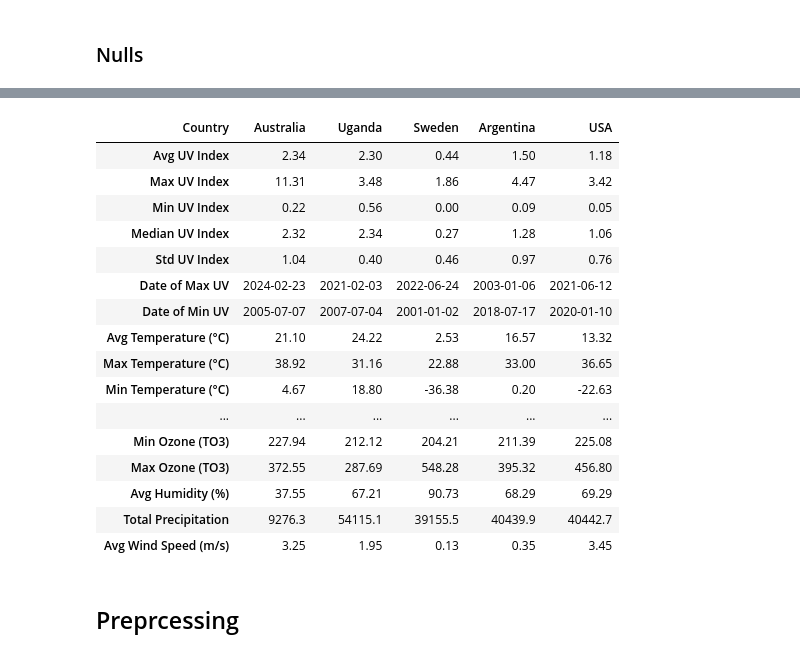
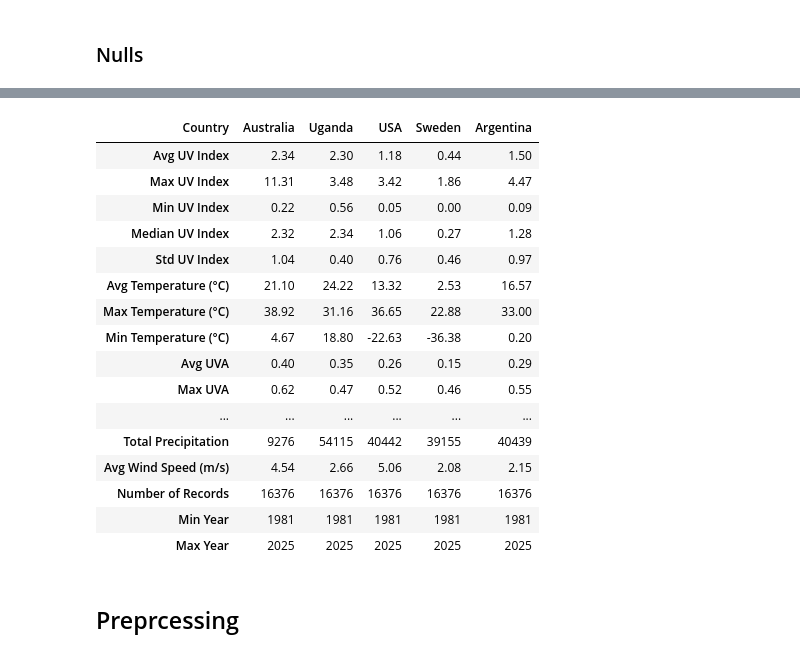
Before and after one commit to mohaneddz/Project-UV, a Jupyter notebook: countries-uv.ipynb, the cells around one changed output, grey strips where cells are left out. Saved outputs shown, nothing was run; the diff lists cells and outputs as text; code cells hidden in the pictures.

```diff
--- a/countries-uv.ipynb
+++ b/countries-uv.ipynb
@@ -7,11 +14,29 @@
 # %% [markdown]
 ## Data
+# %%
+# Load cancer datasets for each country : australia, uganda, usa, sweden, argentina
+
+df_cancer_countries = {
+    'Australia': pd.read_csv('data/countries/cancer/Australia.csv'),
+    'Uganda': pd.read_csv('data/countries/cancer/Uganda.csv'),
+    'USA': pd.read_csv('data/countries/cancer/USA.csv'),
+    'Sweden': pd.read_csv('data/countries/cancer/Sweden.csv'),
+    'Argentina': pd.read_csv('data/countries/cancer/Argentina.csv')
+}
+
+df_uv_countries = {
+    'Australia': pd.read_csv('data/countries/uv/Australia.csv'),
+    'Uganda': pd.read_csv('data/countries/uv/Uganda.csv'),
+    'USA': pd.read_csv('data/countries/uv/USA.csv'),
+    'Sweden': pd.read_csv('data/countries/uv/Sweden.csv'),
+    'Argentina': pd.read_csv('data/countries/uv/Argentina.csv')
+}
 # %% [markdown]
 # EDA
 # %% [markdown]
 ### Nulls
 # %%
-for country, df in df_cancer_coutnries.items():
+for country, df in df_cancer_countries.items():
     print(f"Nulls in {country}:")
     print(df.isnull().sum())
     print()
@@ -34,57 +59,92 @@ Cumulative risk    0
 Total              0
 dtype: int64
 # %%
+# Create statistics for UV datasets
+stats_data_uv = []
+for country, df in df_uv_countries.items():
+    stats = {
+        'Country': country,
+        'Avg UV Index': df['ALLSKY_SFC_UV_INDEX'].mean(),
+        'Max UV Index': df['ALLSKY_SFC_UV_INDEX'].max(),
+        'Min UV Index': df['ALLSKY_SFC_UV_INDEX'].min(),
+        'Median UV Index': df['ALLSKY_SFC_UV_INDEX'].median(),
+        'Std UV Index': df['ALLSKY_SFC_UV_INDEX'].std(),
+        'Avg Temperature (°C)': df['T2M'].mean(),
+        'Max Temperature (°C)': df['T2M'].max(),
+        'Min Temperature (°C)': df['T2M'].min(),
+        'Avg UVA': df['ALLSKY_SFC_UVA'].mean(),
+        'Max UVA': df['ALLSKY_SFC_UVA'].max(),
+        'Avg UVB': df['ALLSKY_SFC_UVB'].mean(),
+        'Max UVB': df['ALLSKY_SFC_UVB'].max(),
+        'Avg Solar Radiation': df['ALLSKY_SFC_SW_DWN'].mean(),
+        'Max Solar Radiation': df['ALLSKY_SFC_SW_DWN'].max(),
+        'Avg Ozone (TO3)': df['TO3'].mean(),
+        'Min Ozone (TO3)': df['TO3'].min(),
+        'Max Ozone (TO3)': df['TO3'].max(),
+        'Avg Humidity (%)': df['RH2M'].mean(),
+        'Total Precipitation': df['PRECTOTCORR'].sum(),
+        'Avg Wind Speed (m/s)': df['WS10M'].mean(),
+        'Number of Records': len(df),
+        'Min Year': pd.to_datetime(df['Date']).dt.year.min(),
+        'Max Year': pd.to_datetime(df['Date']).dt.year.max()
+    }
+    stats_data_uv.append(stats)
+
+df_uv_stats = pd.DataFrame(stats_data_uv).set_index('Country').T
+
 # Create a more visually appealing statistics table
 df_uv_stats_formatted = df_uv_stats.copy()
 
 # Round numeric values for better readability
 numeric_rows = ['Avg UV Index', 'Max UV Index', 'Min UV Index', 'Median UV Index',
                 'Std UV Index', 'Avg Temperature (°C)', 'Max Temperature (°C)',
                 'Min Temperature (°C)', 'Avg UVA', 'Max UVA', 'Avg UVB', 'Max UVB',
                 'Avg Solar Radiation', 'Max Solar Radiation', 'Avg Ozone (TO3)',
                 'Min Ozone (TO3)', 'Max Ozone (TO3)', 'Avg Humidity (%)',
-                'Total Precipitation', 'Avg Wind Speed (m/s)']
+                'Total Precipitation', 'Avg Wind Speed (m/s)', 'Number of Records',
+                'Min Year', 'Max Year']
 
 for row in numeric_rows:
-    df_uv_stats_formatted.loc[row] = df_uv_stats_formatted.loc[row].apply(
-        lambda x: f"{float(x):.2f}" if row != 'Total Precipitation' else f"{float(x):.1f}"
-    )
+    if row in ['Total Precipitation', 'Number of Records', 'Min Year', 'Max Year']:
+        df_uv_stats_formatted.loc[row] = df_uv_stats_formatted.loc[row].apply(lambda x: f"{int(x)}")
+    else:
+        df_uv_stats_formatted.loc[row] = df_uv_stats_formatted.loc[row].apply(lambda x: f"{float(x):.2f}")
 
 # Style the dataframe
 styled_table = df_uv_stats_formatted.style.set_properties(**{
     'text-align': 'center',
     'font-size': '11pt',
     'border-color': 'black',
     'border-width': '1px',
     'border-style': 'solid'
 }).set_table_styles([
     {'selector': 'th', 'props': [('background-color', "#2F4330"),
                                   ('color', 'white'),
                                   ('font-weight', 'bold'),
                                   ('text-align', 'center')]},
     {'selector': 'td', 'props': [('padding', '8px')]},
     {'selector': 'tr:hover', 'props': [('background-color', '#f5f5f5')]}
 ])
 
 display(styled_table)
 # %% [output]
-| Country | Australia | Uganda | Sweden | Argentina | USA |
-| Avg UV Index | 2.34 | 2.30 | 0.44 | 1.50 | 1.18 |
-| Max UV Index | 11.31 | 3.48 | 1.86 | 4.47 | 3.42 |
-| Min UV Index | 0.22 | 0.56 | 0.00 | 0.09 | 0.05 |
-| Median UV Index | 2.32 | 2.34 | 0.27 | 1.28 | 1.06 |
-| Std UV Index | 1.04 | 0.40 | 0.46 | 0.97 | 0.76 |
-| Date of Max UV | 2024-02-23 | 2021-02-03 | 2022-06-24 | 2003-01-06 | 2021-06-12 |
-| Date of Min UV | 2005-07-07 | 2007-07-04 | 2001-01-02 | 2018-07-17 | 2020-01-10 |
-| Avg Temperature (°C) | 21.10 | 24.22 | 2.53 | 16.57 | 13.32 |
-| Max Temperature (°C) | 38.92 | 31.16 | 22.88 | 33.00 | 36.65 |
-| Min Temperature (°C) | 4.67 | 18.80 | -36.38 | 0.20 | -22.63 |
+| Country | Australia | Uganda | USA | Sweden | Argentina |
+| Avg UV Index | 2.34 | 2.30 | 1.18 | 0.44 | 1.50 |
+| Max UV Index | 11.31 | 3.48 | 3.42 | 1.86 | 4.47 |
+| Min UV Index | 0.22 | 0.56 | 0.05 | 0.00 | 0.09 |
+| Median UV Index | 2.32 | 2.34 | 1.06 | 0.27 | 1.28 |
+| Std UV Index | 1.04 | 0.40 | 0.76 | 0.46 | 0.97 |
+| Avg Temperature (°C) | 21.10 | 24.22 | 13.32 | 2.53 | 16.57 |
+| Max Temperature (°C) | 38.92 | 31.16 | 36.65 | 22.88 | 33.00 |
+| Min Temperature (°C) | 4.67 | 18.80 | -22.63 | -36.38 | 0.20 |
+| Avg UVA | 0.40 | 0.35 | 0.26 | 0.15 | 0.29 |
+| Max UVA | 0.62 | 0.47 | 0.52 | 0.46 | 0.55 |
 | ... | ... | ... | ... | ... | ... |
-| Min Ozone (TO3) | 227.94 | 212.12 | 204.21 | 211.39 | 225.08 |
-| Max Ozone (TO3) | 372.55 | 287.69 | 548.28 | 395.32 | 456.80 |
-| Avg Humidity (%) | 37.55 | 67.21 | 90.73 | 68.29 | 69.29 |
-| Total Precipitation | 9276.3 | 54115.1 | 39155.5 | 40439.9 | 40442.7 |
-| Avg Wind Speed (m/s) | 3.25 | 1.95 | 0.13 | 0.35 | 3.45 |
+| Total Precipitation | 9276 | 54115 | 40442 | 39155 | 40439 |
+| Avg Wind Speed (m/s) | 4.54 | 2.66 | 5.06 | 2.08 | 2.15 |
+| Number of Records | 16376 | 16376 | 16376 | 16376 | 16376 |
+| Min Year | 1981 | 1981 | 1981 | 1981 | 1981 |
+| Max Year | 2025 | 2025 | 2025 | 2025 | 2025 |
 # %% [markdown]
 ## Preprcessing
 # %%
```
Also changed, not shown: parts of 7 cells of this notebook, 6 other files.
